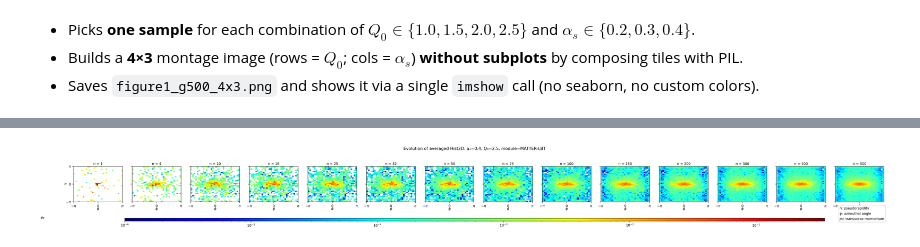
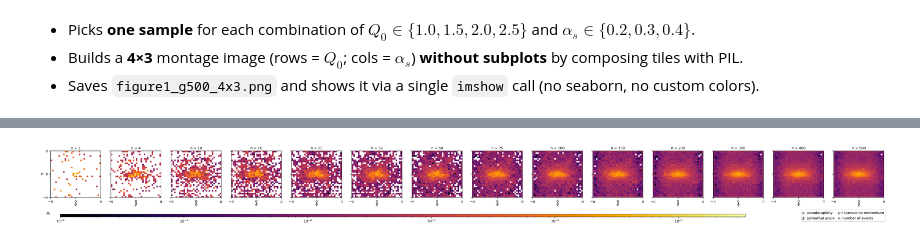
Before and after one commit to hmehryar/ml-jet-param-predictor, a Jupyter notebook: experiments/exp_plotting_event_aggregation_evolotion/plotting_event_aggregation_evolotion_notebook.ipynb, the cells around one changed output, grey strips where cells are left out. Cells and saved outputs as stored; diff of their text form; code cells hidden in the pictures.

```diff
--- a/experiments/exp_plotting_event_aggregation_evolotion/plotting_event_aggregation_evolotion_notebook.ipynb
+++ b/experiments/exp_plotting_event_aggregation_evolotion/plotting_event_aggregation_evolotion_notebook.ipynb
@@ -456,3 +120,7 @@ Color scale: vmin=1e-06, vmax=0.026001734659075737
+# %%
+sizes1=(1,2,4,8,16,32,64,128,256,500)
+sizes2=(1,4,10,16,25,32,50,75,100,150,200,300,400,500)
+sizes3=(1,2,4,8,10,16,25,32,50,64,100,125,128,200,256,300,400,500)
 # %%
 def plot_evolution_hist2d_for_cell(
     agg_csv='file_labels_aggregated_ds1008_g500_train.csv',
@@ -461,7 +129,7 @@ def plot_evolution_hist2d_for_cell(
     alpha_idx=0,          # 0->0.2, 1->0.3, 2->0.4
     q0_idx=0,             # 0->1.0, 1->1.5, 2->2.0, 3->2.5
     module_value=None,    # None, "MATTER", or "MATTER-LBT"
-    sizes=(1,2,4,8,10,16,25,32,50,64,100,125,128,200,256,300,400,500),
+    sizes=sizes3,
     random_state=0
 ):
     """
@@ -552,7 +220,7 @@ def plot_evolution_hist2d_for_cell(
         pcm = ax.pcolormesh(
             x_edges, y_edges, avgs[idx],
             norm=colors.LogNorm(vmin=vmin, vmax=vmax),
-            cmap='jet', shading='auto'
+            cmap='inferno', shading='auto'
         )
         last_pcm = pcm
         ax.set_title(f"n = {n}", fontsize=9, pad=4)
@@ -598,3 +266,5 @@ def plot_evolution_hist2d_for_cell(
     fig.savefig(base + ".png", dpi=300, bbox_inches="tight")
     fig.savefig(base + ".pdf", bbox_inches="tight")
     plt.show()
+#MATTER, α=0.2 (idx 0), Q0=1.0 (idx 0)
+plot_evolution_hist2d_for_cell(alpha_idx=0, q0_idx=0, module_value="MATTER")
@@ -747,11 +479,11 @@ plot_evolution_hist2d_for_cell(
 # %%
 plot_evolution_hist2d_for_cell(
     alpha_idx=2, q0_idx=3, module_value="MATTER-LBT",
-    sizes=(1,4,10,16,25,32,50,75,100,150,200,300,400,500),
+    sizes=,
     layout="1xN"
 )
 # %% [output]
-[figure, old version]
+[figure, new version]
 # %%
 def plot_grid_hist2d_artistic(
     agg_csv='file_labels_aggregated_ds1008_g500_train.csv',
```
Also changed, not shown: parts of 16 cells of this notebook, 8 other files.
